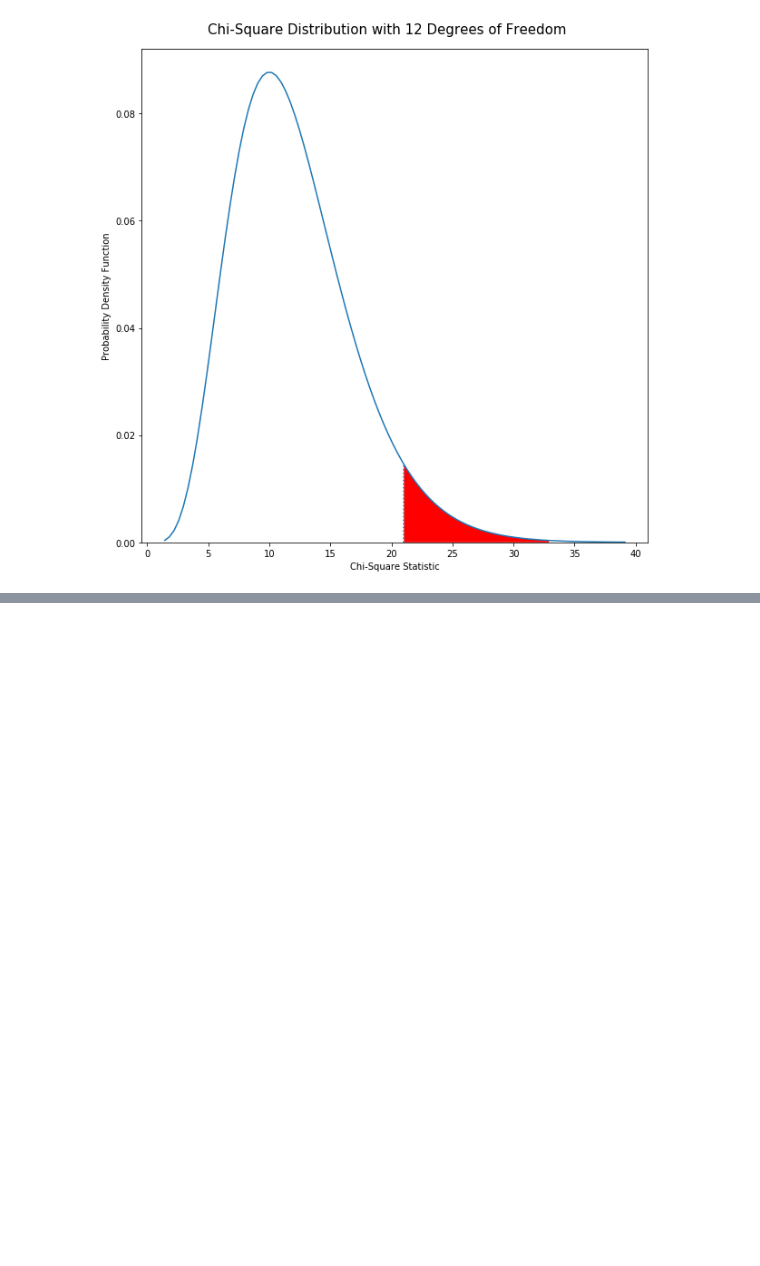
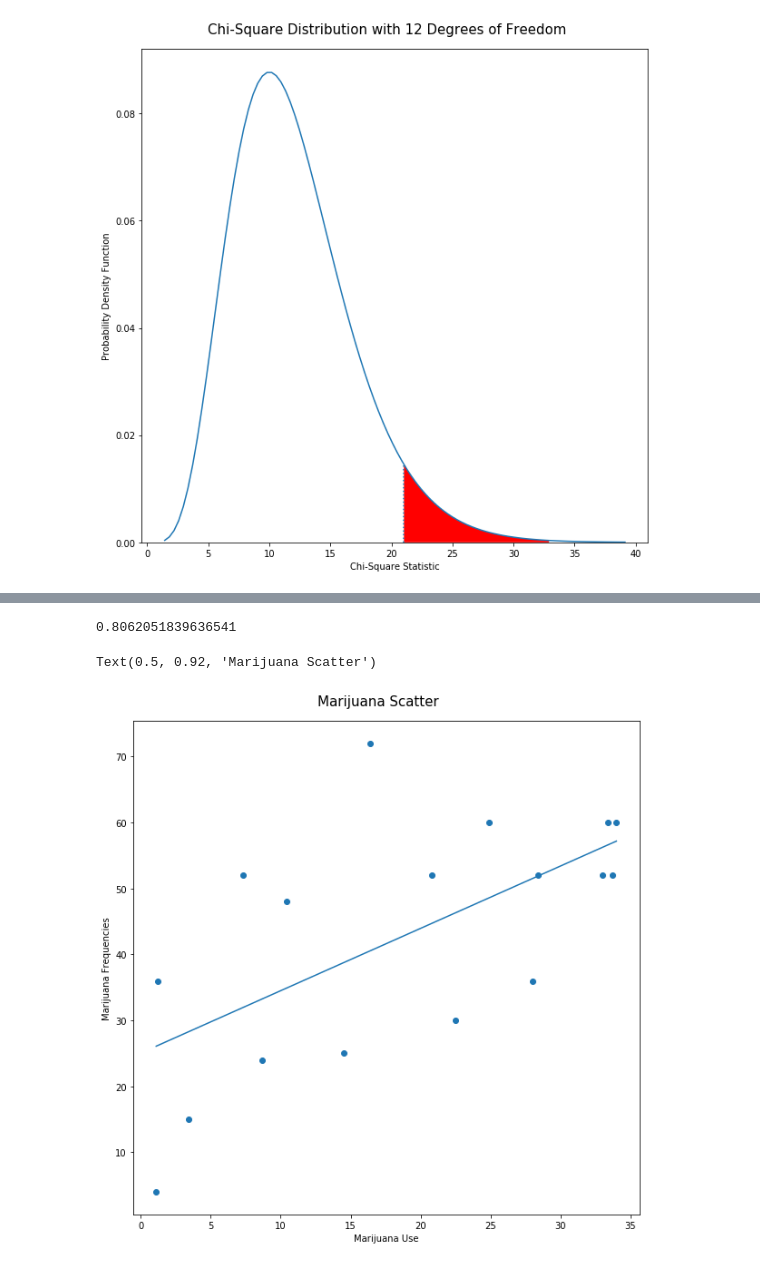
Before and after one commit to AlvarezKevin/fall_2019, a Jupyter notebook: project/Alvarez_Kevin_CSC217_Project.ipynb, the cells around one changed output, grey strips where cells are left out. Drawn from its saved outputs; the diff is of its cells as text; code cells hidden in the pictures; blank space fills up the shorter version.

```diff
--- a/project/Alvarez_Kevin_CSC217_Project.ipynb
+++ b/project/Alvarez_Kevin_CSC217_Project.ipynb
@@ -605,0 +756,21 @@ KeyError: '12'
+# %%
+#R-Squared Value
+np.var(predictions) / np.var(alcohol_frequencies)
+# %% [output]
+0.8062051839636541
+# %%
+marijuana_frequencies = np.asarray(marijuana_frequencies,dtype=np.float64)
+marijuana_use = np.asarray(marijuana_use,dtype=np.float64)
+slope, intercept, predictions, residuals = evaluate_linear_relationship(marijuana_use,
+                                                                        marijuana_frequencies)
+fig = plt.figure(figsize=(10,10))
+plt.scatter(marijuana_use,
+            marijuana_frequencies)
+sorted_order = np.argsort(marijuana_use)
+plt.plot(marijuana_use[sorted_order], predictions[sorted_order])
+plt.ylabel("Marijuana Frequencies")
+plt.xlabel("Marijuana Use")
+fig.suptitle("Marijuana Scatter", fontsize=15, y=0.92)
+# %% [output]
+Text(0.5, 0.92, 'Marijuana Scatter')
+[figure, added]
```
Also changed, not shown: parts of 46 cells of this notebook.
